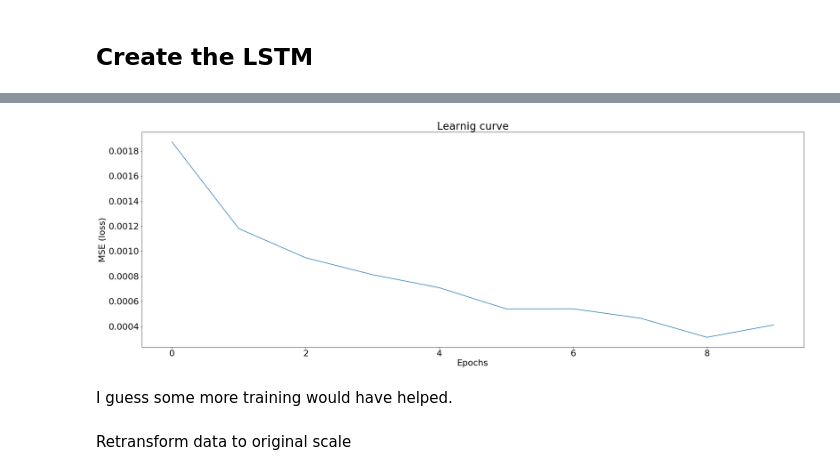
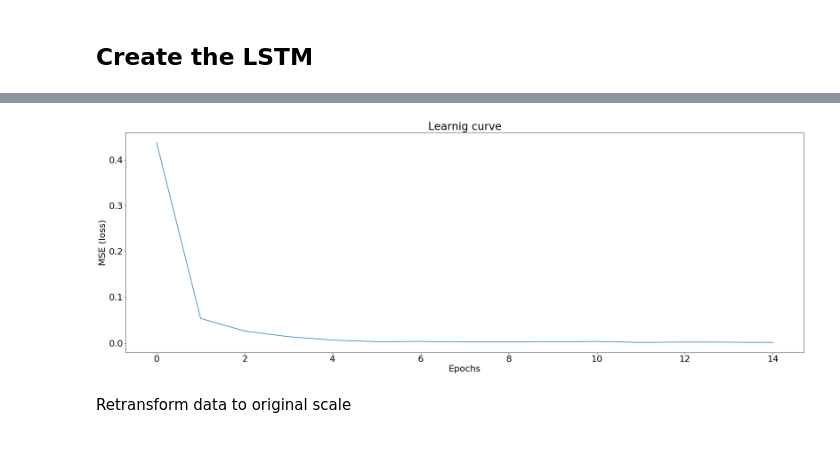
Before and after one commit to FabianHeinemann/LSTM-minimal-example, a Jupyter notebook: LSTM minimal example.ipynb, the cells around one changed output, grey strips where cells are left out. Cells and saved outputs as stored; diff of their text form; code cells hidden in the pictures; blank space fills up the shorter version.

```diff
--- a/LSTM minimal example.ipynb
+++ b/LSTM minimal example.ipynb
@@ -142,5 +118,5 @@ Last transformation of data into a shape required for LSTM input
+# %%
+batch_size = 500
 # %%
 X_lstm_in_train_ = np.reshape(X_lstm_in_train, (X_lstm_in_train.shape[0], 1, X_lstm_in_train.shape[1]))
 X_lstm_in_test_ = np.reshape(X_lstm_in_test, (X_lstm_in_test.shape[0], 1, X_lstm_in_test.shape[1]))
-# %%
-history = model.fit(X_lstm_in_train_, Y_lstm_out_train, epochs=10, batch_size=1, verbose=2)
@@ -167,0 +127,12 @@ Epoch 10/10
+# %%
+model = Sequential()
+model.add(LSTM(50, batch_input_shape=(batch_size, 1, delta_T), stateful=True))
+model.add(Dense(1))
+model.compile(loss='mean_squared_error', optimizer='adam')
+# %%
+loss = []
+for i in range(15):
+    history = model.fit(X_lstm_in_train_, Y_lstm_out_train, epochs=1, batch_size = batch_size, verbose=2, shuffle=False)
+    loss.append(history.history['loss'])
+
+    model.reset_states()
@@ -168,11 +157,9 @@ Epoch 10/10
 # %%
-plt.plot(history.history['loss'])
+plt.plot(loss)
 plt.title('Learnig curve')
 plt.ylabel('MSE (loss)')
 plt.xlabel('Epochs')
 plt.show()
 # %% [output]
-[figure, old version]
+[figure, new version]
-# %% [markdown]
-I guess some more training would have helped.
 # %%
```
Also changed, not shown: parts of 22 cells of this notebook.
